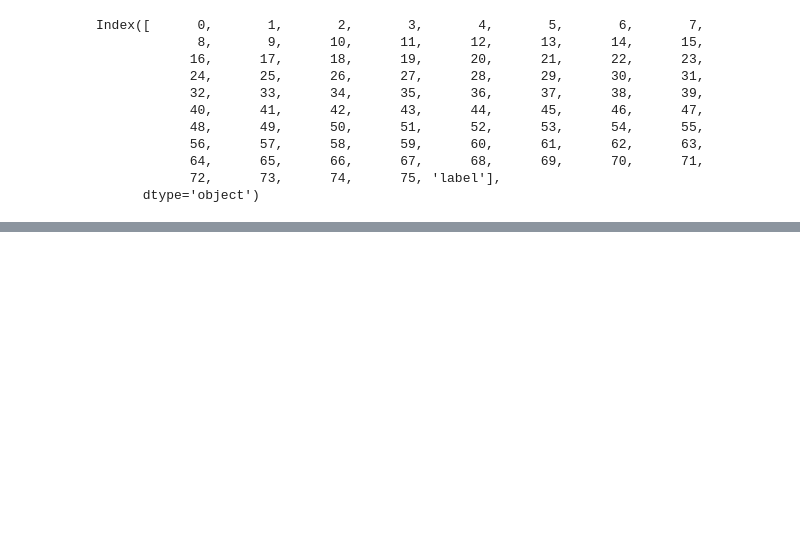
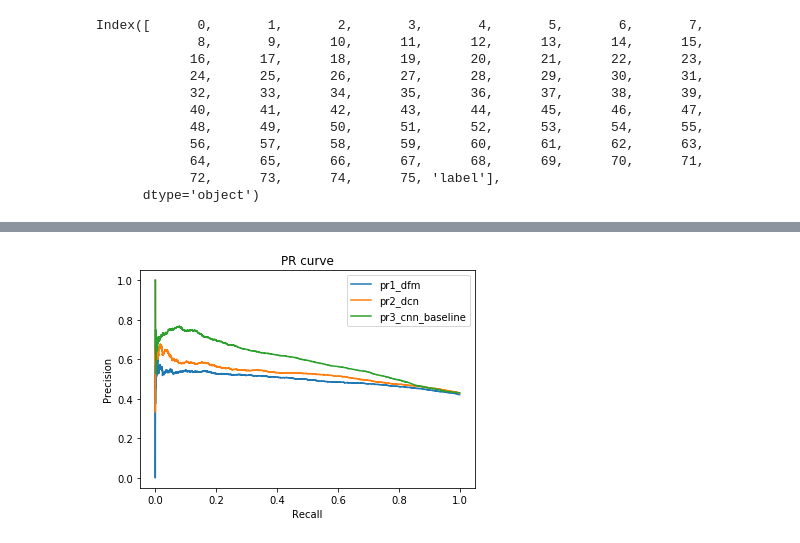
Before and after one commit to Matthew-tech/Shengli, a Jupyter notebook: deepmodel_zk/oil_dcr.ipynb, the cells around one changed output, grey strips where cells are left out. Saved outputs shown, nothing was run; the diff lists cells and outputs as text; code cells hidden in the pictures; blank space fills up the shorter version.

```diff
--- a/deepmodel_zk/oil_dcr.ipynb
+++ b/deepmodel_zk/oil_dcr.ipynb
@@ -373,0 +707,83 @@ test AUC 0.6131
+# %%
+import pickle as pkl
+from sklearn.metrics import roc_curve, precision_recall_curve, auc
+import pylab as plt
+import numpy as np
+def skl_pr(file_name1,file_name2,file_name3):
+    with open(file_name1, 'rb') as pklfile1,open(file_name2, 'rb') as pklfile2,open(file_name3, 'rb') as pklfile3:
+
+        data_all1 = pkl.load(pklfile1)
+        precision1, recall1, threshold1 = precision_recall_curve(np.array(data_all1['label']),
+                                                              np.array(data_all1['pred']))
+        data_all2 = pkl.load(pklfile2)
+        precision2, recall2, threshold2 = precision_recall_curve(np.array(data_all2['label']),
+                                                              np.array(data_all2['pred']))
+        data_all3 = pkl.load(pklfile3)
+        precision3, recall3, threshold3 = precision_recall_curve(np.array(data_all3['label'].T[1]),
+                                                              np.array(data_all3['pred'].T[1]))
+
+#         data_all4 = pkl.load(pklfile4)
+#         precision4, recall4, threshold4 = precision_recall_curve(np.array(data_all4['label']).T[1],
+#                                                               np.array(data_all4['pred'].T[1]))
+
+        plt.plot(recall1, precision1, label='pr1_dfm')
+        plt.plot(recall2, precision2, label='pr2_dcn')
+        plt.plot(recall3, precision3, label='pr3_cnn_baseline')
+#         plt.plot(recall4, precision4, label='pr4')
+        plt.title("PR curve")
+        plt.ylabel('Precision')
+        plt.xlabel('Recall')
+        plt.legend()
+        plt.savefig("PR.png")
+        plt.show()
+def skl_roc(file_name1,file_name2,file_name3):#,filename4):
+    with open(file_name1, 'rb') as pklfile1,open(file_name2, 'rb') as pklfile2,open(file_name3, 'rb') as pklfile3:#,open(file_name4, 'rb') as pklfile4:
+
+        data_all1 = pkl.load(pklfile1)
+        fpr1, tpr1, thresholds1 = roc_curve(np.array(data_all1['label']),
+                                         np.array(data_all1['pred']))  # [tru、pre]
+        accuracy1 = auc(fpr1, tpr1)
+
+        data_all2 = pkl.load(pklfile2)
+        fpr2, tpr2, thresholds2 = roc_curve(np.array(data_all2['label']),
+                                         np.array(data_all2['pred']))  # [tru、pre]
+        accuracy2 = auc(fpr2, tpr2)
+
+        data_all3 = pkl.load(pklfile3)
+        fpr3, tpr3, thresholds3 = roc_curve(np.array(data_all3['label'].T[1]),
+                                         np.array(data_all3['pred'].T[1]))  # [tru、pre]
+        accuracy3 = auc(fpr3, tpr3)
+
+#         data_all4 = pkl.load(pklfile4)
+#         fpr4, tpr4, thresholds4 = roc_curve(np.array(data_all4['label']).T[1],
+#                                          np.array(data_all4['pred'].T[1]))  # [tru、pre]
+#         accuracy4 = auc(fpr4, tpr4)
+
+        plt.plot(fpr1, tpr1, lw=1, label='%s: %.3f' % ('roc1_dfm', accuracy1))
+        plt.plot(fpr2, tpr2, lw=1, label='%s: %.3f' % ('roc2_dcn', accuracy2))
+        plt.plot(fpr3, tpr3, lw=1, label='%s: %.3f' % ('roc3_cnn_baseline', accuracy3))
+#         plt.plot(fpr4, tpr4, lw=1, label='%s: %.3f' % ('roc4', accuracy4))
+
+
+        plt.plot([0, 1], [0, 1], '--k')
+        plt.title("ROC curve")
+        plt.xlabel('False positive rate')
+        plt.ylabel('True positive rate')
+        #plt.legend(sign, 'best')
+        plt.legend()
+        plt.savefig("ROC.png")
+        plt.show()
+# file_name1='result/cnn_result/Time_cnn_all_gap_slice_0_total.pkl'
+# file_name2= 'result/cnn_result/Time_cnn_all_gap_slice_0_total_tune.pkl'
+# file_name3= 'result/cnn_result/Time_cnn_all_gap_slice_0_total_tune4.pkl'
+# file_name4= 'result/cnn_result/Time_cnn_all_gap_slice_0_total_tune_focalloss.pkl'
+# skl_pr(file_name1,file_name2,file_name3,file_name4)
+# skl_roc(file_name1,file_name2,file_name3,file_name4)
+# # draw_pr_roc(file_name)
+file_name1 = './deepmodel_result/dcr_result/oil_DFM_result_10epoch.pkl'
+file_name2 = './deepmodel_result/dcr_result/oil_DCN_result_10epoch.pkl'
+file_name3 = '/disk3/zk/aboutoil/Shengli/oil_cnn_clean/result/cnn_result/Time_cnn_all_gap_slice_0_total.pkl'
+skl_pr(file_name1,file_name2,file_name3)
+skl_roc(file_name1,file_name2,file_name3)
+# %% [output]
+[figure, added]
```
Also changed, not shown: parts of 33 cells of this notebook, 6 other files.
